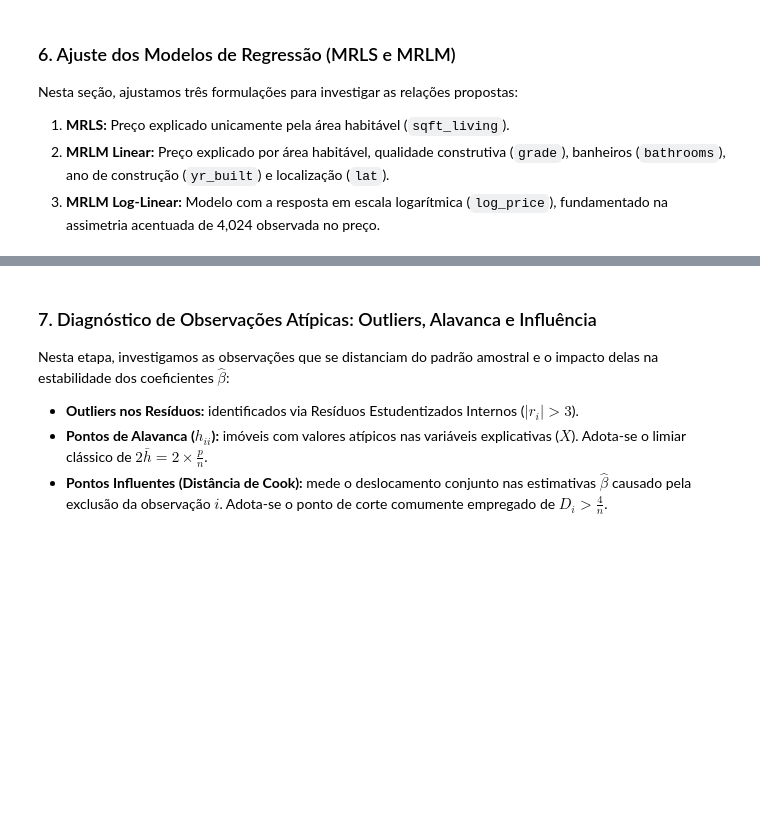
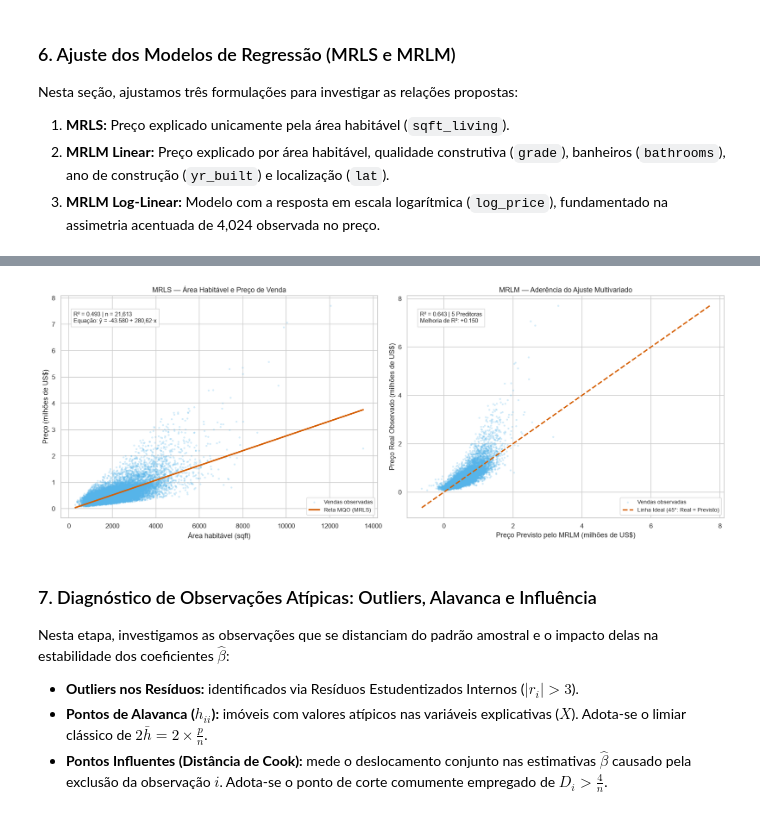
Before and after one commit to igor-xmchaves/analise_house_sales, a Jupyter notebook: house_sales.ipynb, the cells around one changed output, grey strips where cells are left out. Drawn from its saved outputs; the diff is of its cells as text; code cells hidden in the pictures; blank space fills up the shorter version.

```diff
--- a/house_sales.ipynb
+++ b/house_sales.ipynb
@@ -628,3 +633,73 @@ FATOR DE INFLAÇÃO DA VARIÂNCIA (VIF)
+# %%
+# ==========================================================
+# FIGURA 4 — Ajuste Gráfico: Reta do MRLS e Aderência do MRLM
+# ==========================================================
+fig, eixos = plt.subplots(1, 2, figsize=(16, 6), constrained_layout=True)
+
+# ----------------------------------------------------------
+# PAINEL 1: Reta Ajustada do MRLS (sqft_living vs Price)
+# ----------------------------------------------------------
+# Grade contínua para traçar a reta perfeitamente lisa
+area_grade = pd.DataFrame({
+    'sqft_living': np.linspace(dados['sqft_living'].min(), dados['sqft_living'].max(), 300)
+})
+preco_pred_mrls = mrls.predict(area_grade)
+
+# Dispersão dos dados reais
+eixos[0].scatter(dados['sqft_living'], dados['price'] / 1e6,
+                 s=10, alpha=0.25, color=AZUL, edgecolors='none', label='Vendas observadas')
+
+# Reta de MQO
+eixos[0].plot(area_grade['sqft_living'], preco_pred_mrls / 1e6,
+              color=VERMELHO, linewidth=2.5, label='Reta MQO (MRLS)')
+
+eixos[0].set(
+    xlabel='Área habitável (sqft)',
+    ylabel='Preço (milhões de US$)',
+    title='MRLS — Área Habitável e Preço de Venda'
+)
+eixos[0].text(
+    0.04, 0.93,
+    f'R² = {mrls.rsquared:.3f} | n = {len(dados):,}\nEquação: ŷ = -43.580 + 280,62·x',
+    transform=eixos[0].transAxes, va='top', fontsize=10,
+    bbox={'facecolor': 'white', 'alpha': 0.9, 'edgecolor': 'lightgray'}
+)
+eixos[0].legend(loc='lower right', fontsize=9)
+
+# ----------------------------------------------------------
+# PAINEL 2: Aderência do MRLM (Preço Real vs Preço Ajustado)
+# ----------------------------------------------------------
+preco_real_milhoes = dados['price'] / 1e6
+preco_ajust_milhoes = mrlm.fittedvalues / 1e6
+
+# Dispersão Real vs Ajustado
+eixos[1].scatter(preco_ajust_milhoes, preco_real_milhoes,
+                 s=10, alpha=0.25, color=AZUL, edgecolors='none', label='Vendas observadas')
+
+# Linha ideal de 45 graus (Ajuste Perfeito: Real = Previsto)
+lim_min = min(preco_ajust_milhoes.min(), preco_real_milhoes.min())
+lim_max = max(preco_ajust_milhoes.max(), preco_real_milhoes.max())
+eixos[1].plot([lim_min, lim_max], [lim_min, lim_max],
+              color=VERMELHO, linestyle='--', linewidth=2.2, label='Linha Ideal (45°: Real = Previsto)')
+
+eixos[1].set(
+    xlabel='Preço Previsto pelo MRLM (milhões de US$)',
+    ylabel='Preço Real Observado (milhões de US$)',
+    title='MRLM — Aderência do Ajuste Multivariado'
+)
+eixos[1].text(
+    0.04, 0.93,
+    f'R² = {mrlm.rsquared:.3f} | 5 Preditoras\nMelhoria de R²: +{mrlm.rsquared - mrls.rsquared:.3f}',
+    transform=eixos[1].transAxes, va='top', fontsize=10,
+    bbox={'facecolor': 'white', 'alpha': 0.9, 'edgecolor': 'lightgray'}
+)
+eixos[1].legend(loc='lower right', fontsize=9)
+
+# Salvar o gráfico
+fig.savefig(PASTA / '04_ajuste_mrls_mrlm.png', dpi=150, bbox_inches='tight')
+plt.show()
+# %% [output]
+[figure, added]
 # %% [markdown]
 ### 7. Diagnóstico de Observações Atípicas: Outliers, Alavanca e Influência
 Nesta etapa, investigamos as observações que se distanciam do padrão amostral e o impacto delas na estabilidade dos coeficientes $\hat{\beta}$:
```
Also changed, not shown: parts of 6 cells of this notebook, 1 other file.
